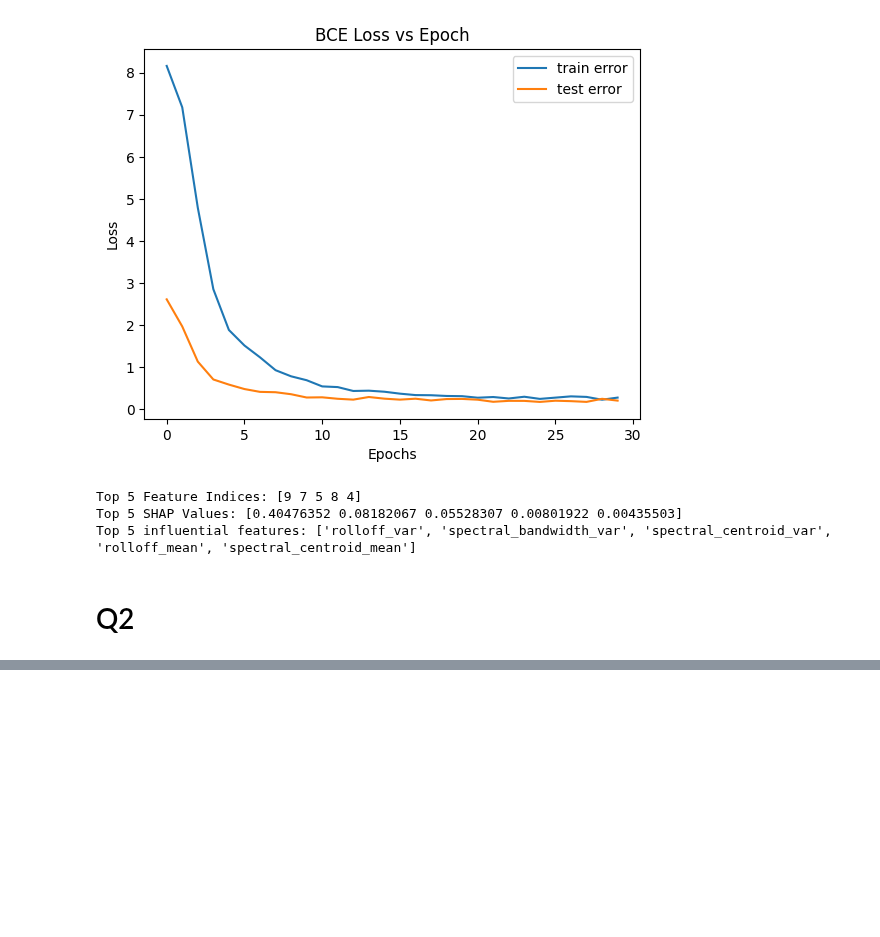
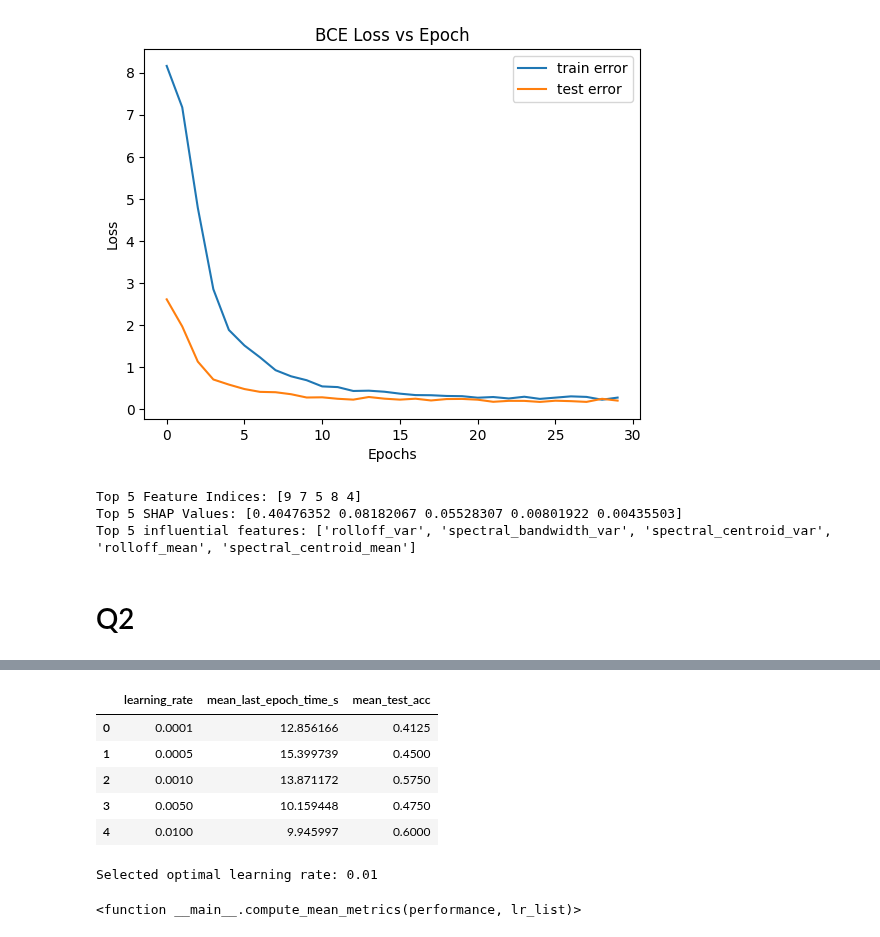
Before and after one commit to KyeYongChoo/Neural-Networks-Music-Classification-Housing-Price-Predictor, a Jupyter notebook: my_ans/QA.ipynb, the cells around one changed output, grey strips where cells are left out. Saved outputs shown, nothing was run; the diff lists cells and outputs as text; code cells hidden in the pictures; blank space fills up the shorter version.

```diff
--- a/my_ans/QA.ipynb
+++ b/my_ans/QA.ipynb
@@ -509,0 +356,44 @@ Could not compute sample accuracy from all_preds/X_Y - maybe train not run or st
+# %%
+# Compute mean last-epoch training time vs learning rate and produce confusion matrix for chosen lr
+import pandas as pd
+import numpy as np
+from sklearn.metrics import confusion_matrix, ConfusionMatrixDisplay
+import matplotlib.pyplot as plt
+
+def compute_mean_metrics(performance, lr_list):
+    TIME_IDX, ACC_IDX = 2, 4
+
+    mean_times = np.nanmean(performance[:, :, 0, TIME_IDX], axis=0)
+    mean_accs = np.nanmean(performance[:, :, 1, ACC_IDX], axis=0)
+
+    time_table = pd.DataFrame({
+        'learning_rate': lr_list,
+        'mean_last_epoch_time_s': mean_times,
+        'mean_test_acc': mean_accs
+    })
+
+    return time_table
+
+def select_optimal_lr(time_table):
+    best_idx = np.nanargmax(time_table['mean_test_acc'].values)
+    ties = np.where(np.isclose(time_table['mean_test_acc'].values,
+                               time_table['mean_test_acc'].values[best_idx]))[0]
+    if len(ties) > 1:
+        best_idx = ties[np.argmin(time_table['mean_last_epoch_time_s'].values[ties])]
+    return best_idx, time_table.loc[best_idx, 'learning_rate']
+
+time_table = compute_mean_metrics(performance, lr_list)
+display(time_table)
+best_idx, optimal_lr = select_optimal_lr(time_table)
+print(f"Selected optimal learning rate: {optimal_lr}")
+
+optim_performance, X_Y = train(nd_X, nd_Y, [optimal_lr])
+# %% [output]
+|  | learning_rate | mean_last_epoch_time_s | mean_test_acc |
+| 0 | 0.0001 | 12.856166 | 0.4125 |
+| 1 | 0.0005 | 15.399739 | 0.4500 |
+| 2 | 0.0010 | 13.871172 | 0.5750 |
+| 3 | 0.0050 | 10.159448 | 0.4750 |
+| 4 | 0.0100 | 9.945997 | 0.6000 |
+Selected optimal learning rate: 0.01
+<function __main__.compute_mean_metrics(performance, lr_list)>
```
Also changed, not shown: parts of 13 cells of this notebook.
